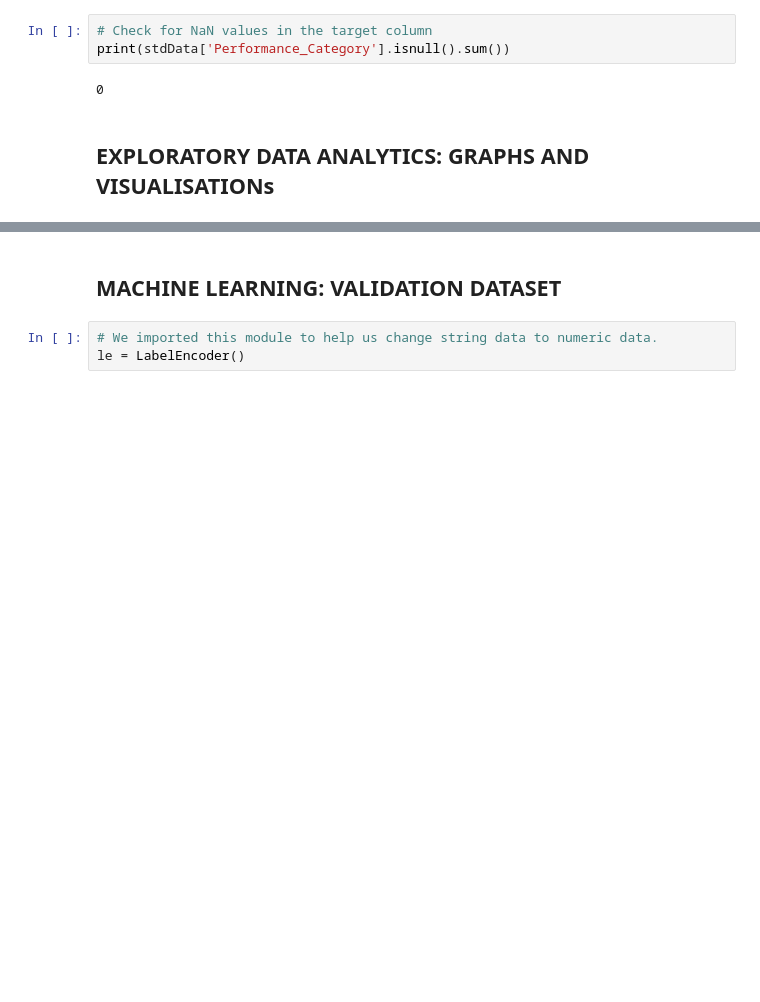
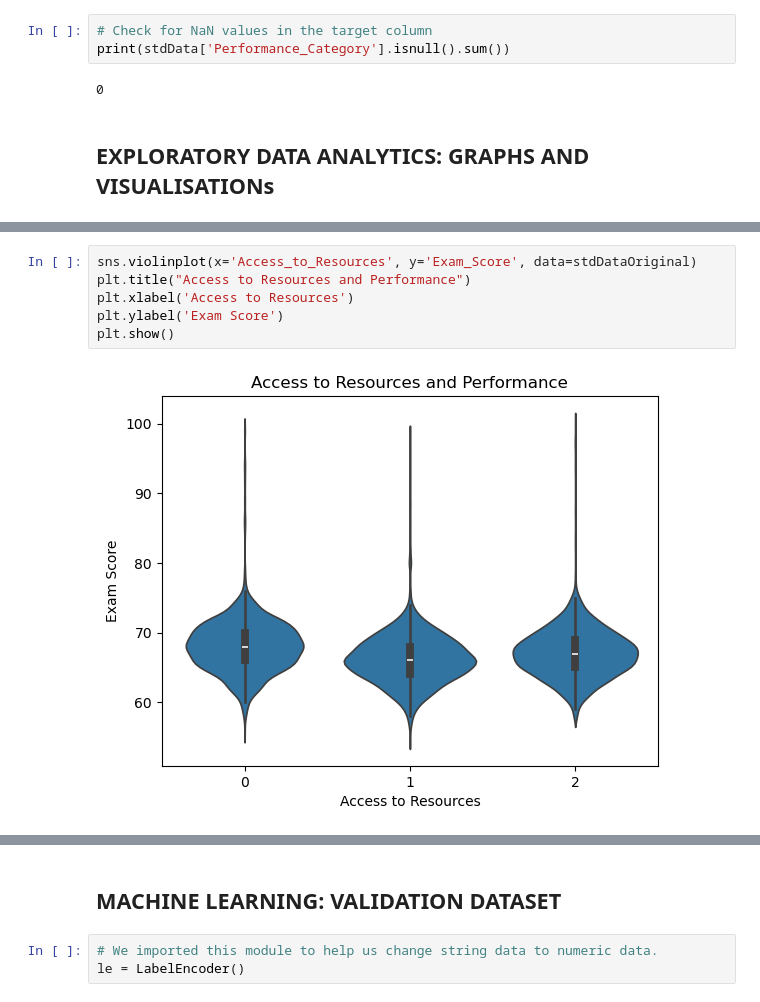
Before and after one commit to dylanDA23/DTA_Assignment2024, a Jupyter notebook: NewDataSet/DTA_ASSIGNMENT.ipynb, the cells around one changed output, grey strips where cells are left out. Drawn from its saved outputs; the diff is of its cells as text; blank space fills up the shorter version.

```diff
--- a/NewDataSet/DTA_ASSIGNMENT.ipynb
+++ b/NewDataSet/DTA_ASSIGNMENT.ipynb
@@ -295,0 +333,8 @@ print(stdData['Performance_Category'].isnull().sum())
+# %%
+sns.violinplot(x='Access_to_Resources', y='Exam_Score', data=stdDataOriginal)
+plt.title("Access to Resources and Performance")
+plt.xlabel('Access to Resources')
+plt.ylabel('Exam Score')
+plt.show()
+# %% [output]
+[figure, added]
```
Also changed, not shown: parts of 20 cells of this notebook.
